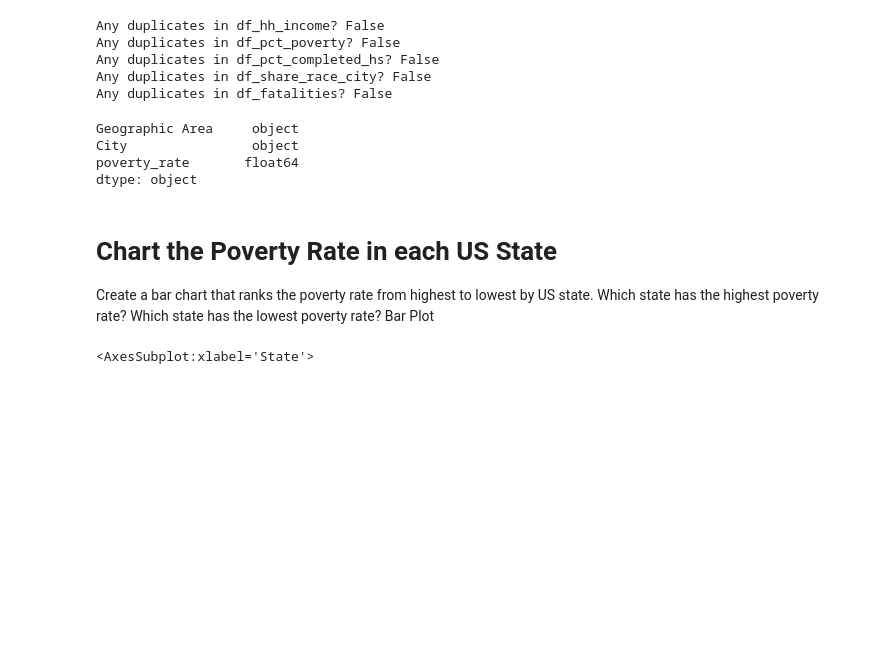
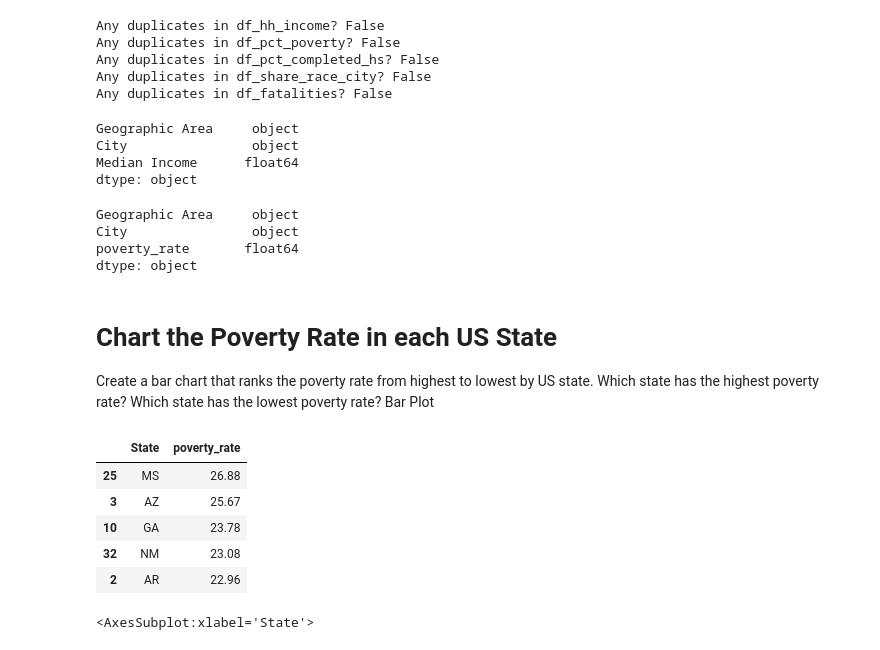
Before and after one commit to cdosorio/python-100-days, a Jupyter notebook: 099-pandas-Fatal-Force/Fatal_Force_(start).ipynb, the cells around one changed output. Cells and saved outputs as stored; diff of their text form; code cells hidden in the pictures; blank space fills up the shorter version.

```diff
--- a/099-pandas-Fatal-Force/Fatal_Force_(start).ipynb
+++ b/099-pandas-Fatal-Force/Fatal_Force_(start).ipynb
@@ -121,19 +131,24 @@ Any duplicates in df_share_race_city? False
 Any duplicates in df_fatalities? False
 # %%
 # to numeric
-#df_hh_income.dtypes
-#df_hh_income["Median Income"] = pd.to_numeric(df_hh_income["Median Income"], errors='coerce')
+df_hh_income["Median Income"] = pd.to_numeric(df_hh_income["Median Income"], errors='coerce')
+df_hh_income.dtypes
 #df_hh_income.describe()
-
-# to numeric
-df_pct_poverty.dtypes
-#df_pct_poverty["poverty_rate"] = pd.to_numeric(df_pct_poverty["poverty_rate"], errors='coerce')
-#df_hh_income.describe()
 # %% [output]
 Geographic Area     object
 City                object
-poverty_rate       float64
+Median Income      float64
 dtype: object
+# %%
+# to numeric
+df_pct_poverty["poverty_rate"] = pd.to_numeric(df_pct_poverty["poverty_rate"], errors='coerce')
+df_pct_poverty.dtypes
+#df_hh_income.describe()
+# %% [output]
+Geographic Area     object
+City                object
+poverty_rate       float64
+dtype: object
 # %% [markdown]
 # Chart the Poverty Rate in each US State
 
@@ -144,5 +159,13 @@ df_pct_poverty.rename(columns={'Geographic Area': 'State'}, inplace=True)
 # %%
 # group by state
 df_states_poverty = df_pct_poverty.groupby(['State'])['poverty_rate'].mean().reset_index()
 df_states_poverty.sort_values(by=['poverty_rate'], inplace=True, ascending=False)
+df_states_poverty.head()
+# %% [output]
+|  | State | poverty_rate |
+| 25 | MS | 26.88 |
+| 3 | AZ | 25.67 |
+| 10 | GA | 23.78 |
+| 32 | NM | 23.08 |
+| 2 | AR | 22.96 |
 # %%
```
Also changed, not shown: parts of 4 cells of this notebook.
